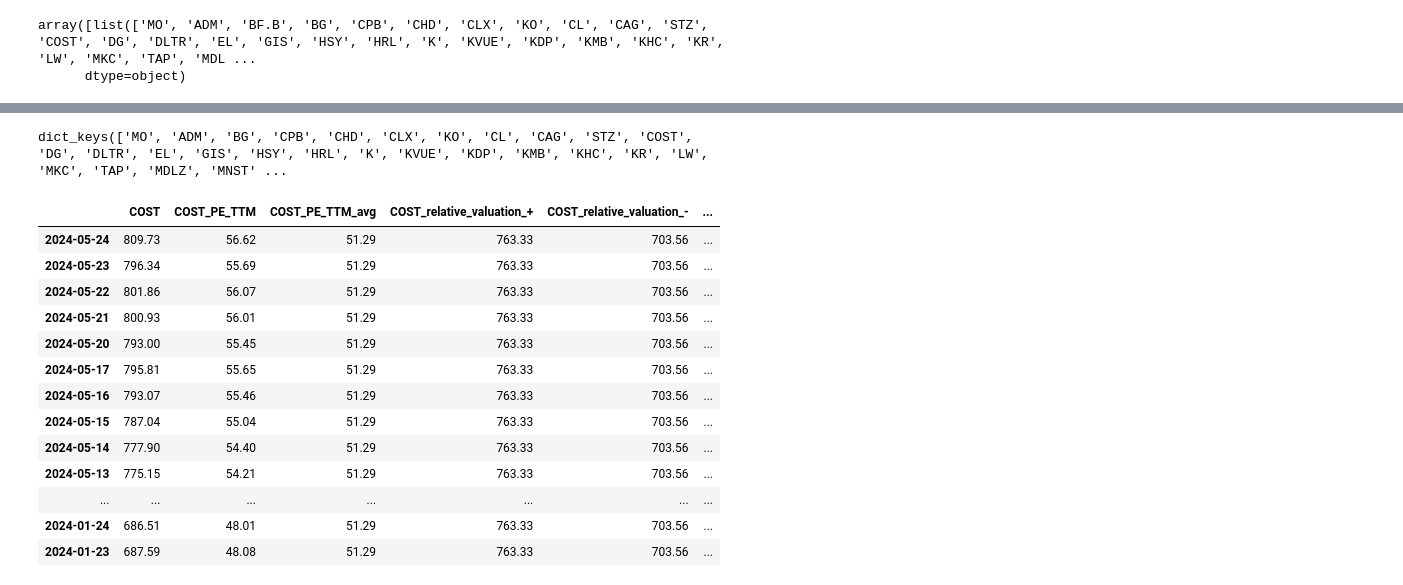
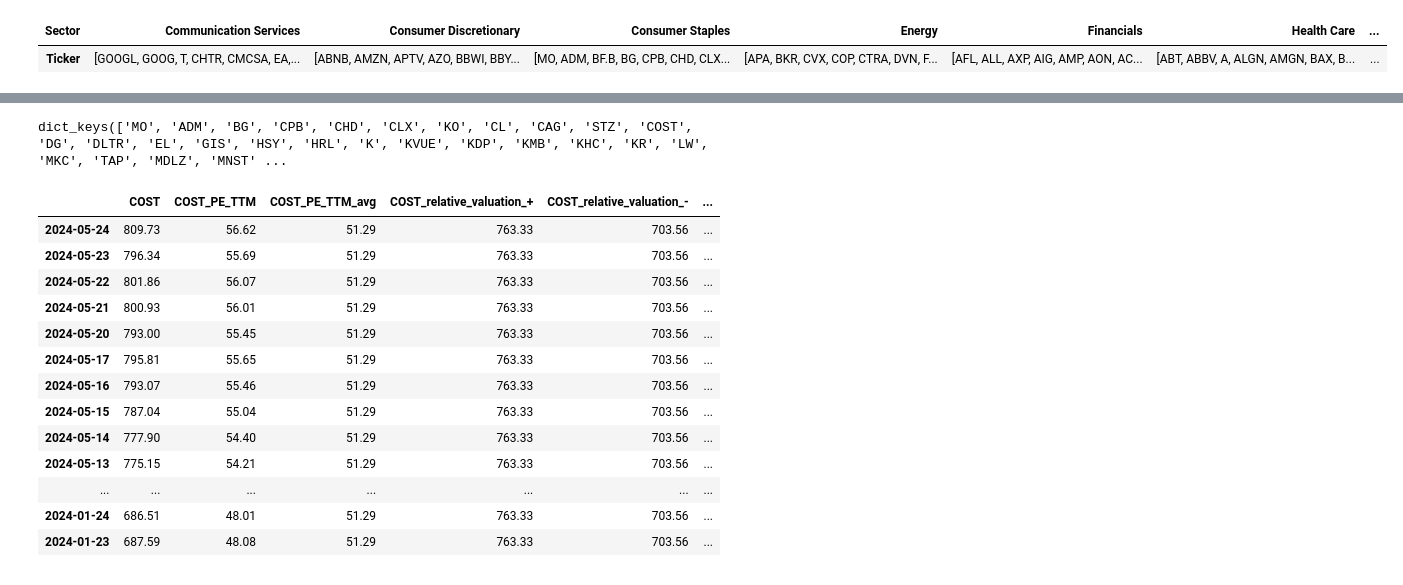
Before and after one commit to tangj310/Inv_equity, a Jupyter notebook: 03_PE_TTM_valuation/PE_TTM_valuation_01.ipynb, the cells around one changed output, grey strips where cells are left out. Saved outputs shown, nothing was run; the diff lists cells and outputs as text; code cells hidden in the pictures.

```diff
--- a/03_PE_TTM_valuation/PE_TTM_valuation_01.ipynb
+++ b/03_PE_TTM_valuation/PE_TTM_valuation_01.ipynb
@@ -99,11 +99,11 @@ sector_ticker_list = sector_ticker_df[sector_ticker_df['Sector'] == 'Consumer St
 # %%
 # Pivot the DataFrame
 pivot_sector_ticker_df = sector_ticker_df.groupby('Sector')['Ticker'].apply(list).reset_index()
 
 # Transpose to get sectors as columns
 pivot_sector_ticker_df = pivot_sector_ticker_df.set_index('Sector').T
+
+pivot_sector_ticker_df
+# %% [output]
+| Sector | Communication Services | Consumer Discretionary | Consumer Staples | Energy | Financials | Health Care | ... |
+| Ticker | [GOOGL, GOOG, T, CHTR, CMCSA, EA,... | [ABNB, AMZN, APTV, AZO, BBWI, BBY... | [MO, ADM, BF.B, BG, CPB, CHD, CLX... | [APA, BKR, CVX, COP, CTRA, DVN, F... | [AFL, ALL, AXP, AIG, AMP, AON, AC... | [ABT, ABBV, A, ALGN, AMGN, BAX, B... | ... |
-# %%
-pivot_sector_ticker_df['Consumer Staples'].values
-# %% [output]
-array([list(['MO', 'ADM', 'BF.B', 'BG', 'CPB', 'CHD', 'CLX', 'KO', 'CL', 'CAG', 'STZ', 'COST', 'DG', 'DLTR', 'EL', 'GIS', 'HSY', 'HRL', 'K', 'KVUE', 'KDP', 'KMB', 'KHC', 'KR', 'LW', 'MKC', 'TAP', 'MDL ...
-      dtype=object)
```
Also changed, not shown: parts of 5 cells of this notebook, 1 other file.
